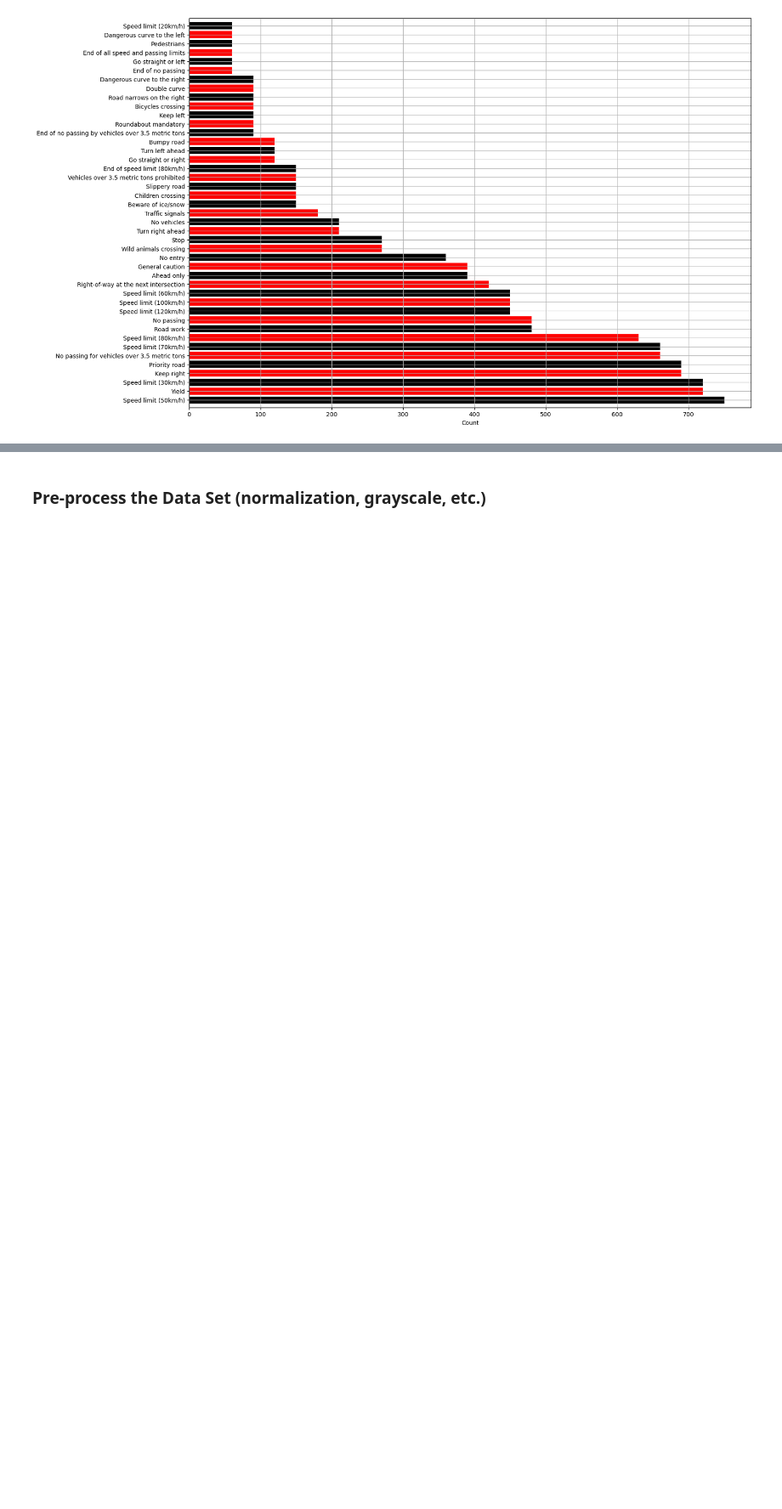
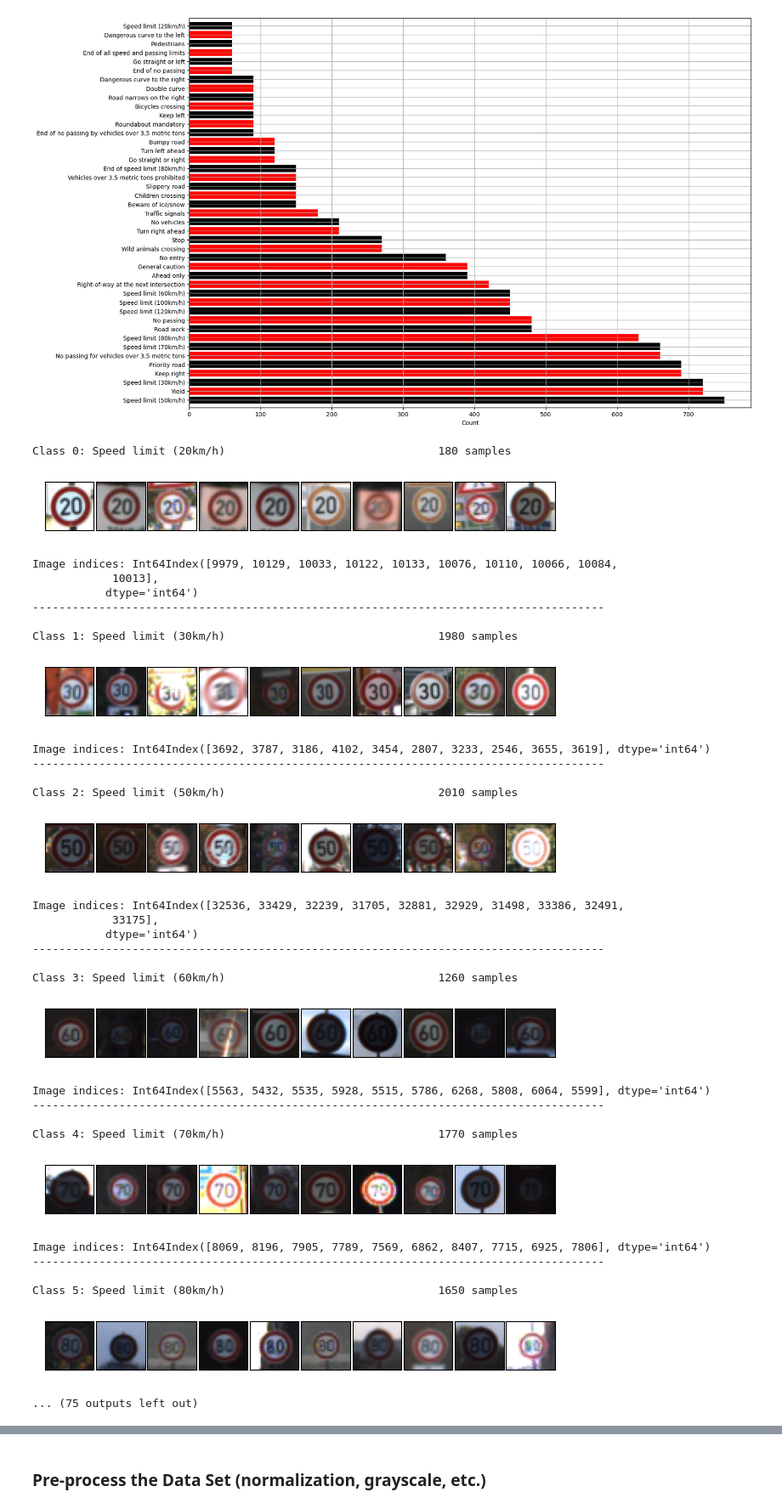
Before and after one commit to GiorGio82/P3-Traffic-Sign-Classifier, a Jupyter notebook: Traffic_Sign_Classifier.ipynb, the cells around one changed output, grey strips where cells are left out. Shown at 85% size. Cells and saved outputs as stored; diff of their text form; code cells hidden in the pictures; blank space fills up the shorter version.

```diff
--- a/Traffic_Sign_Classifier.ipynb
+++ b/Traffic_Sign_Classifier.ipynb
@@ -207,34 +211,67 @@ def plot_samples_from_all_classes(images,labels,n_samples=10,color='rgb', show_i
     """
     Plots some random examples per each class of images
     :param images: list images
     :param labels: list of numerical labels
     :param n_samples: number of samples per class
     :param color: default is rgb, valid alternative is gray
     :return: none
     """
     sign_classes, class_indices, class_counts = np.unique(labels, return_index = True, return_counts = True)
     df = pd.DataFrame({'sign':list(labels)})
     col_width = max(len(name) for name in signnames)
     for c, c_index, c_count in zip(sign_classes, class_indices, class_counts):
         print("Class %i: %-*s  %s samples" % (c, col_width, signnames[c], str(c_count)))
         fig = plt.figure(figsize = (6, 1))
         fig.subplots_adjust(left = 0, right = 1, bottom = 0, top = 1, hspace = 0.05, wspace = 0.05)
         random_indices = df[df['sign']==c].sample(n=n_samples)
         random_indices = random_indices.index[:]
         for i in range(n_samples):
             axis = fig.add_subplot(1, n_samples, i + 1, xticks=[], yticks=[])
             if color == 'gray':
                 axis.imshow(images[random_indices[i]],cmap='gray')
             else:
                 axis.imshow(images[random_indices[i]])
         plt.show()
         if(show_indices):
             print("Image indices: {}".format(random_indices))
         print("--------------------------------------------------------------------------------------\n")
 
 
 
-plot_samples_from_all_classes(X_train,y_train)
+plot_samples_from_all_classes(X_train,y_train,show_indices=True)
+# %% [output]
+Class 0: Speed limit (20km/h)                                180 samples
+[figure, added]
+Image indices: Int64Index([9979, 10129, 10033, 10122, 10133, 10076, 10110, 10066, 10084,
+            10013],
+           dtype='int64')
+--------------------------------------------------------------------------------------
+
+Class 1: Speed limit (30km/h)                                1980 samples
+[figure, added]
+Image indices: Int64Index([3692, 3787, 3186, 4102, 3454, 2807, 3233, 2546, 3655, 3619], dtype='int64')
+--------------------------------------------------------------------------------------
+
+Class 2: Speed limit (50km/h)                                2010 samples
+[figure, added]
+Image indices: Int64Index([32536, 33429, 32239, 31705, 32881, 32929, 31498, 33386, 32491,
+            33175],
+           dtype='int64')
+--------------------------------------------------------------------------------------
+
+Class 3: Speed limit (60km/h)                                1260 samples
+[figure, added]
+Image indices: Int64Index([5563, 5432, 5535, 5928, 5515, 5786, 6268, 5808, 6064, 5599], dtype='int64')
+--------------------------------------------------------------------------------------
+
+Class 4: Speed limit (70km/h)                                1770 samples
+[figure, added]
+Image indices: Int64Index([8069, 8196, 7905, 7789, 7569, 6862, 8407, 7715, 6925, 7806], dtype='int64')
+--------------------------------------------------------------------------------------
+
+Class 5: Speed limit (80km/h)                                1650 samples
+[figure, added]
+... (75 outputs left out)
 # %% [markdown]
 ----
 
```
Also changed, not shown: parts of 6 cells of this notebook, 4 other files.
